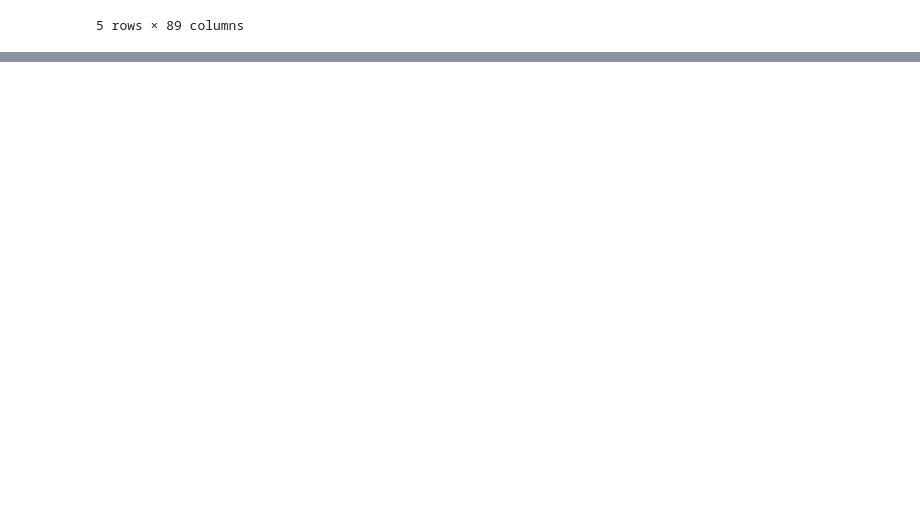
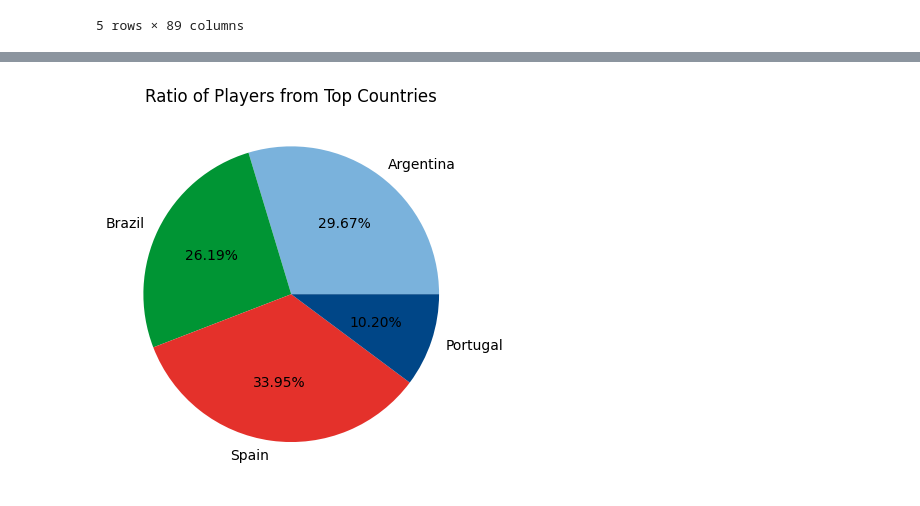
Before and after one commit to zairefrazier/Data-Analytics-Basics, a Jupyter notebook: matlib_basics/realWorldData.ipynb, the cells around one changed output, grey strips where cells are left out. Drawn from its saved outputs; the diff is of its cells as text; code cells hidden in the pictures; blank space fills up the shorter version.

```diff
--- a/matlib_basics/realWorldData.ipynb
+++ b/matlib_basics/realWorldData.ipynb
@@ -40,0 +79,22 @@ fifa.head(5)
+# %%
+ag = fifa.loc[fifa['Nationality'] == 'Argentina'].count()[0]
+bz = fifa.loc[fifa['Nationality'] == 'Brazil'].count()[0]
+sp = fifa.loc[fifa['Nationality'] == 'Spain'].count()[0]
+po = fifa.loc[fifa['Nationality'] == 'Portugal'].count()[0]
+
+labels = ['Argentina', 'Brazil', 'Spain', 'Portugal']
+
+color = ['#7ab2dc','#009534','#e4312b', '#004687']
+
+# fifa['Nationality'].count()
+# fifa.Nationality.value_counts()
+ovrll = fifa[fifa['Overall'] >= 80]
+#plyrOvrll = ovrll.Nationality.value_counts()
+
+plt.pie([ag,bz, sp, po], autopct='%.2f%%', labels= labels, colors=color)
+
+plt.title('Ratio of Players from Top Countries')
+
+plt.show()
+# %% [output]
+[figure, added]
```
Also changed, not shown: parts of 7 cells of this notebook.
